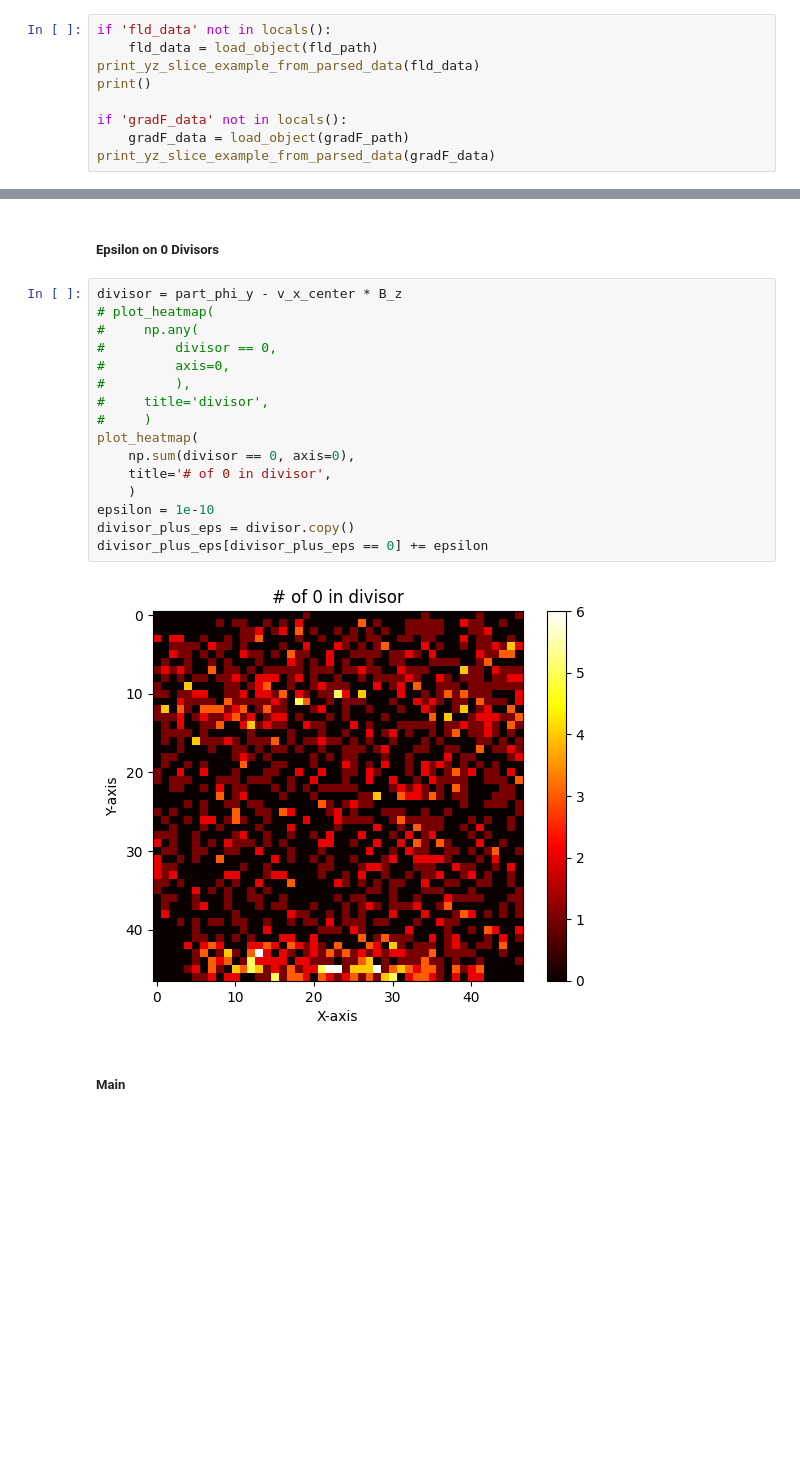
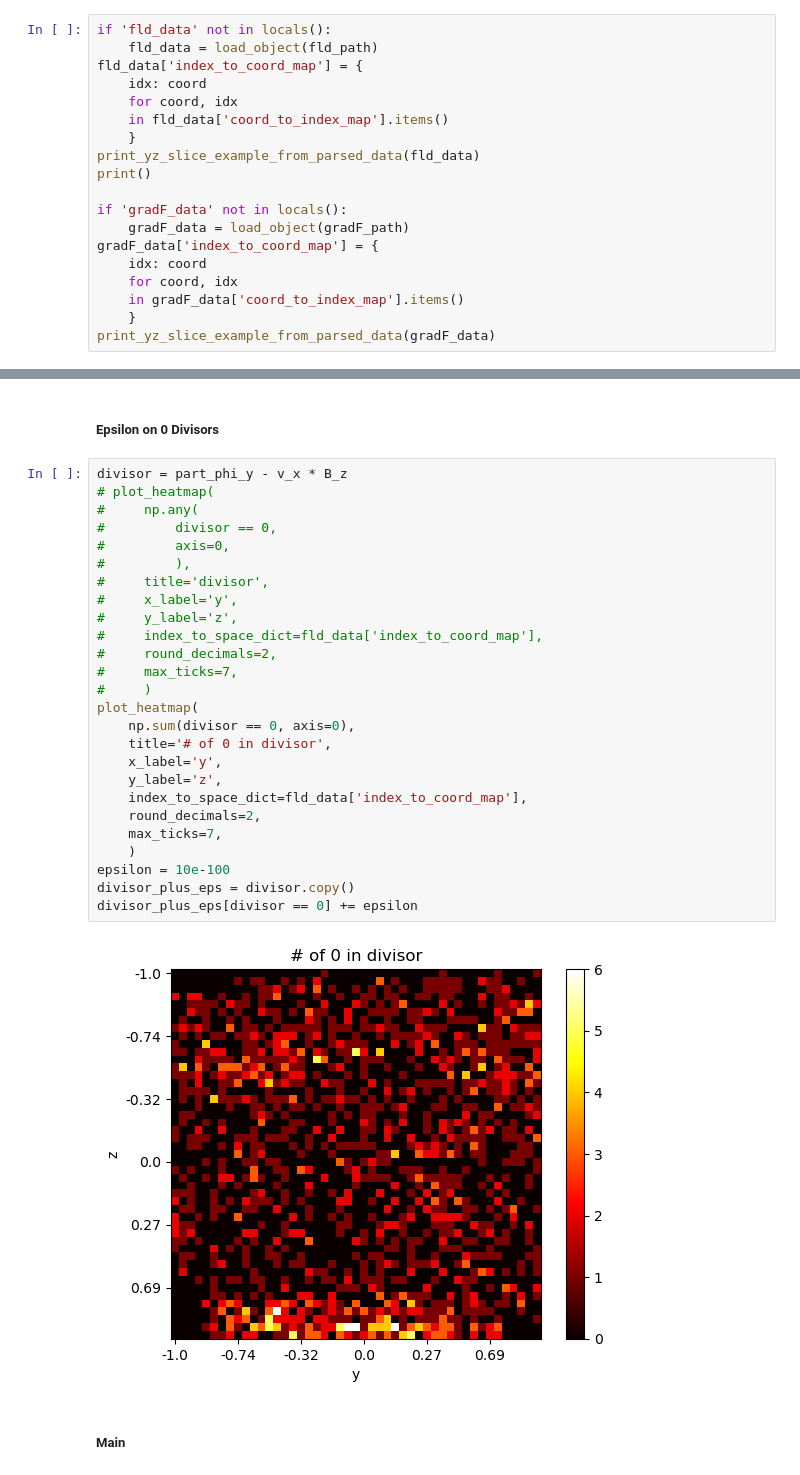
Before and after one commit to MichaelSkowronek/potential_probe_velocity_measuring, a Jupyter notebook: notebooks/sigma_and_b.ipynb, the cells around one changed output, grey strips where cells are left out. Cells and saved outputs as stored; diff of their text form; blank space fills up the shorter version.

```diff
--- a/notebooks/sigma_and_b.ipynb
+++ b/notebooks/sigma_and_b.ipynb
@@ -43,11 +43,21 @@ gradF_path = slice_folder_path / Path("pkl/sliceYZ_x0015_gradF.pkl")
 # %%
 if 'fld_data' not in locals():
     fld_data = load_object(fld_path)
+fld_data['index_to_coord_map'] = {
+    idx: coord
+    for coord, idx
+    in fld_data['coord_to_index_map'].items()
+    }
 print_yz_slice_example_from_parsed_data(fld_data)
 print()
 
 if 'gradF_data' not in locals():
     gradF_data = load_object(gradF_path)
+gradF_data['index_to_coord_map'] = {
+    idx: coord
+    for coord, idx
+    in gradF_data['coord_to_index_map'].items()
+    }
 print_yz_slice_example_from_parsed_data(gradF_data)
 # %% [output]
 The data looks as follows:
@@ -311,23 +470,33 @@ median(median(B_z_est)) = -0.9998806212571416
 # %% [markdown]
 ##### Epsilon on 0 Divisors
 # %%
-divisor = part_phi_y - v_x_center * B_z
+divisor = part_phi_y - v_x * B_z
 # plot_heatmap(
 #     np.any(
 #         divisor == 0,
 #         axis=0,
 #         ),
 #     title='divisor',
+#     x_label='y',
+#     y_label='z',
+#     index_to_space_dict=fld_data['index_to_coord_map'],
+#     round_decimals=2,
+#     max_ticks=7,
 #     )
 plot_heatmap(
     np.sum(divisor == 0, axis=0),
     title='# of 0 in divisor',
+    x_label='y',
+    y_label='z',
+    index_to_space_dict=fld_data['index_to_coord_map'],
+    round_decimals=2,
+    max_ticks=7,
     )
-epsilon = 1e-10
+epsilon = 10e-100
 divisor_plus_eps = divisor.copy()
-divisor_plus_eps[divisor_plus_eps == 0] += epsilon
+divisor_plus_eps[divisor == 0] += epsilon
 # %% [output]
-[figure, old version]
+[figure, new version]
 # %% [markdown]
 ##### Main
 # %%
```
Also changed, not shown: parts of 11 cells of this notebook, 2 other files.
